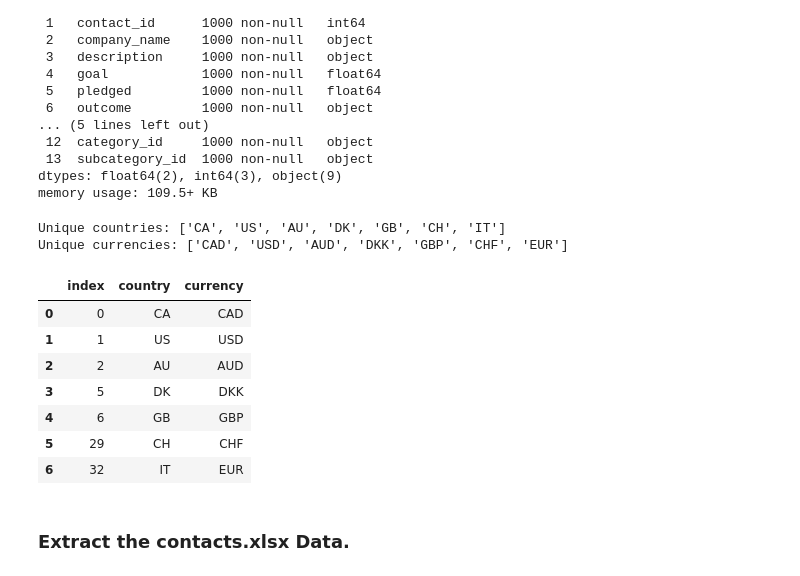
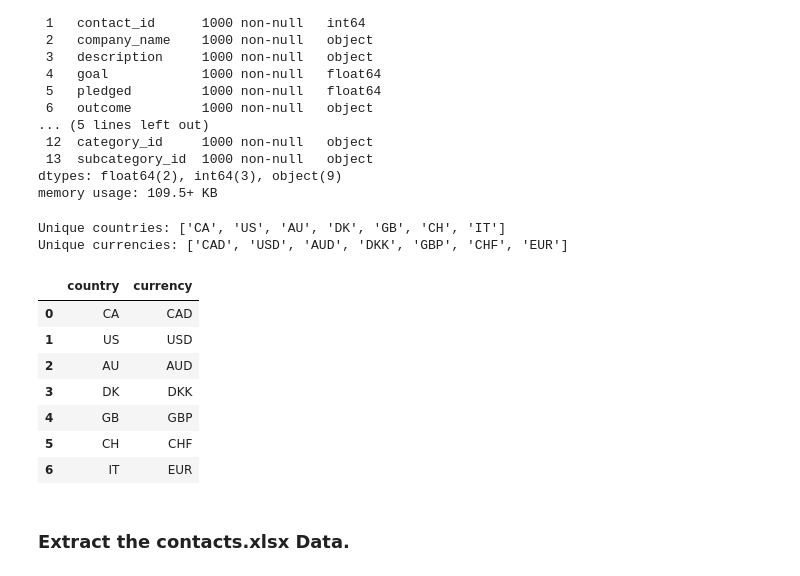
Before and after one commit to Saurabh-Lakhanpal/crowdFunding-ETL, a Jupyter notebook: ETL.ipynb, the cells around one changed output. Cells and saved outputs as stored; diff of their text form; code cells hidden in the pictures.

```diff
--- a/ETL.ipynb
+++ b/ETL.ipynb
@@ -423,40 +423,40 @@ campaign_cleaned.to_csv("Resources/campaign_tb.csv", index=False)
 # %%
 # In order to Create a countries_tb table for the schema, create a countries_df dataframe
 # using the unique "country" and corresponding unique "currency" in the columns.
 # And export it to a csv.
 
 # List the Unique countries from the "country" column.
 
 unique_countries = crowdfunding_info_df['country'].unique()
 print(f"Unique countries: {unique_countries.tolist()}")
 
 # List the Unique currencies from the "currency" column.
 
 unique_currencies = crowdfunding_info_df['currency'].unique()
 print(f"Unique currencies: {unique_currencies.tolist()}")
 
 # Crete countries_df a data frame.
 
-countries_df = crowdfunding_info_df[['country', 'currency']].drop_duplicates().reset_index()
+countries_df = crowdfunding_info_df[['country', 'currency']].drop_duplicates().reset_index(drop=True)
 
 # Display the new DataFrame
 
 display(countries_df)
 
 # Export the DataFrame as a CSV file.
 
 countries_df.to_csv("Resources/countries_tb.csv", index=False)
 # %% [output]
 Unique countries: ['CA', 'US', 'AU', 'DK', 'GB', 'CH', 'IT']
 Unique currencies: ['CAD', 'USD', 'AUD', 'DKK', 'GBP', 'CHF', 'EUR']
-|  | index | country | currency |
-| 0 | 0 | CA | CAD |
-| 1 | 1 | US | USD |
-| 2 | 2 | AU | AUD |
-| 3 | 5 | DK | DKK |
-| 4 | 6 | GB | GBP |
-| 5 | 29 | CH | CHF |
-| 6 | 32 | IT | EUR |
+|  | country | currency |
+| 0 | CA | CAD |
+| 1 | US | USD |
+| 2 | AU | AUD |
+| 3 | DK | DKK |
+| 4 | GB | GBP |
+| 5 | CH | CHF |
+| 6 | IT | EUR |
 # %% [markdown]
 ### Extract the contacts.xlsx Data.
 # %%
```
Also changed, not shown: 6 other files.
